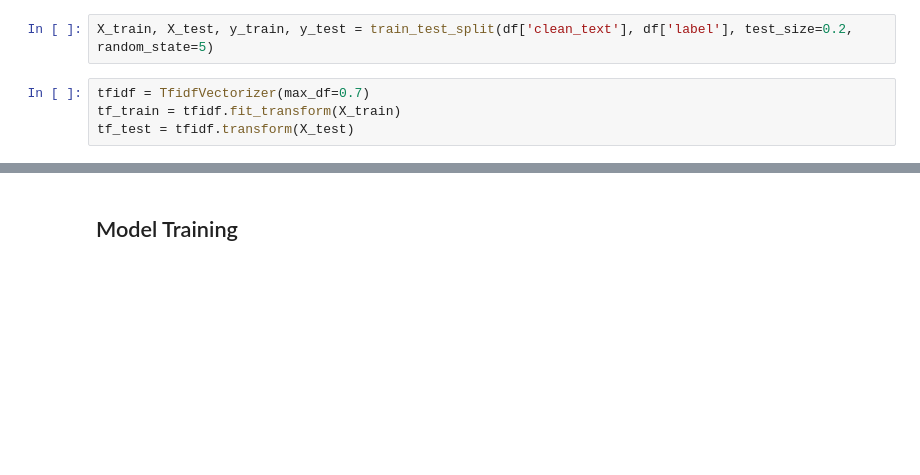
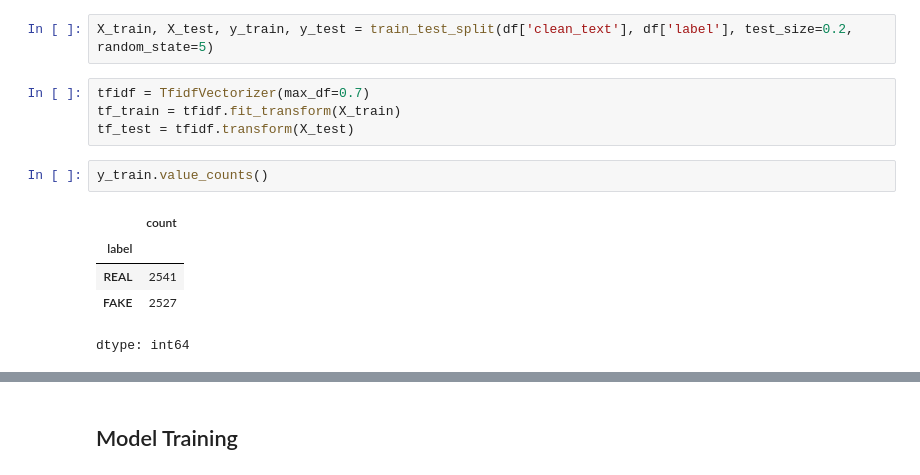
Before and after one commit to TasnimTamanna02/Detecting_Fake_News, a Jupyter notebook: Code.ipynb, the cells around one changed output, grey strips where cells are left out. Drawn from its saved outputs; the diff is of its cells as text; blank space fills up the shorter version.

```diff
--- a/Code.ipynb
+++ b/Code.ipynb
@@ -130,3 +147,11 @@ X_train, X_test, y_train, y_test = train_test_split(df['clean_text'], df['label'
 tfidf = TfidfVectorizer(max_df=0.7)
 tf_train = tfidf.fit_transform(X_train)
 tf_test = tfidf.transform(X_test)
+# %%
+y_train.value_counts()
+# %% [output]
+|  | count |
+| label |  |
+| REAL | 2541 |
+| FAKE | 2527 |
+dtype: int64
```
Also changed, not shown: parts of 7 cells of this notebook.
